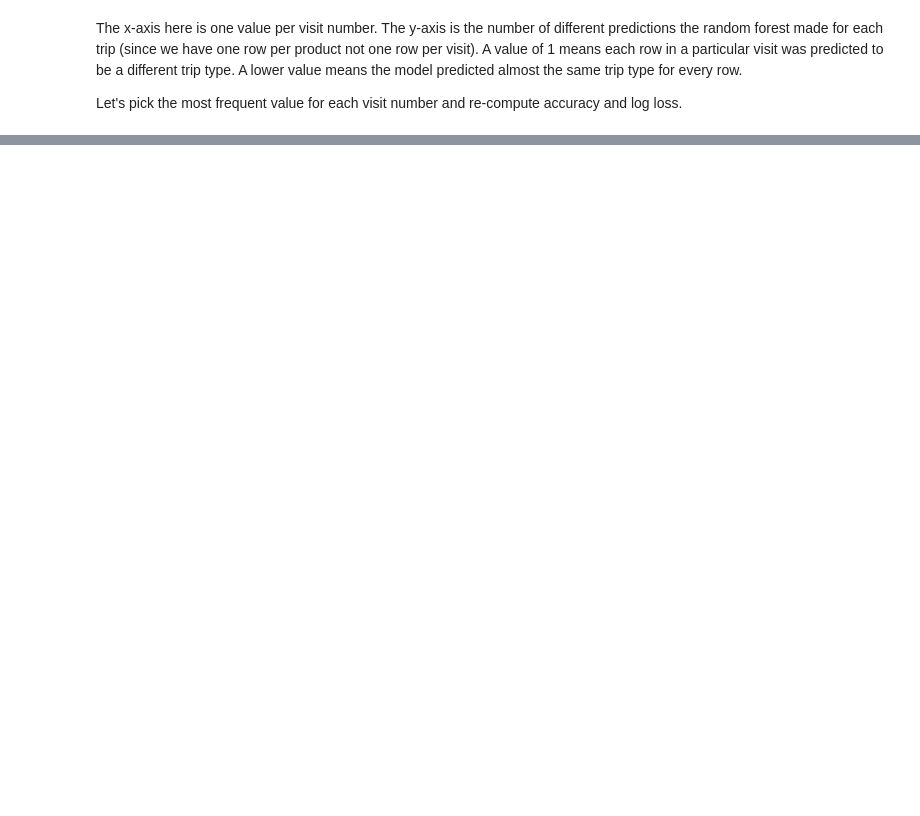
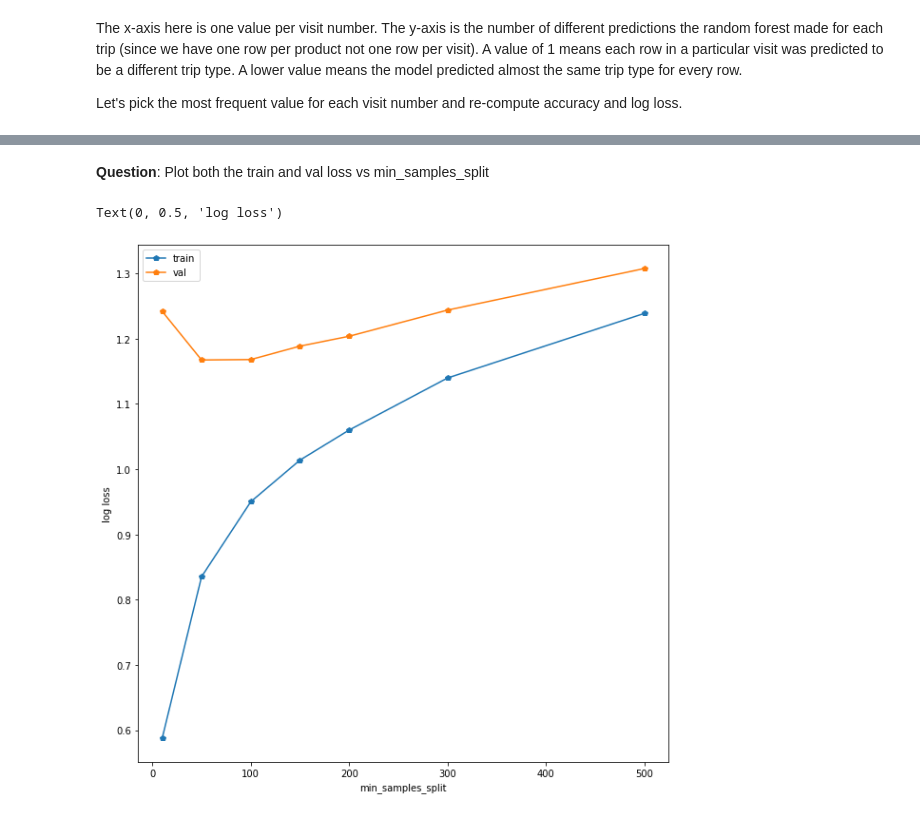
Before and after one commit to TreeinRandomForest/BrnoMLWorkshop2019, a Jupyter notebook: BrnoTeaching2019/notebooks/Day 3 - Tree-based Methods.ipynb, the cells around one changed output, grey strips where cells are left out. Saved outputs shown, nothing was run; the diff lists cells and outputs as text; code cells hidden in the pictures; blank space fills up the shorter version.

```diff
--- a/BrnoTeaching2019/notebooks/Day 3 - Tree-based Methods.ipynb
+++ b/BrnoTeaching2019/notebooks/Day 3 - Tree-based Methods.ipynb
@@ -316,0 +898,10 @@ boosting
+# %%
+train_loss_dict, val_loss_dict = {}, {}
+
+for min_samples_split in [10, 50, 100, 150, 200, 300, 500]:
+    model = RandomForestClassifier(n_estimators=100, min_samples_split=min_samples_split, n_jobs=-1)
+
+    model, values_log_loss = train_model(model, df_train_f1, df_val_f1)
+
+    train_loss_dict[min_samples_split] = values_log_loss['train']
+    val_loss_dict[min_samples_split] = values_log_loss['val']
@@ -316,0 +926,14 @@ boosting
+# %% [markdown]
+**Question**: Plot both the train and val loss vs min_samples_split
+# %%
+plt.figure(figsize=(10,10))
+
+plt.plot(list(train_loss_dict.keys()), list(train_loss_dict.values()), 'p-', label='train')
+plt.plot(list(val_loss_dict.keys()), list(val_loss_dict.values()), 'p-', label='val')
+
+plt.legend()
+plt.xlabel('min_samples_split')
+plt.ylabel('log loss')
+# %% [output]
+Text(0, 0.5, 'log loss')
+[figure, added]
```
Also changed, not shown: parts of 206 cells of this notebook, 1 other file.
